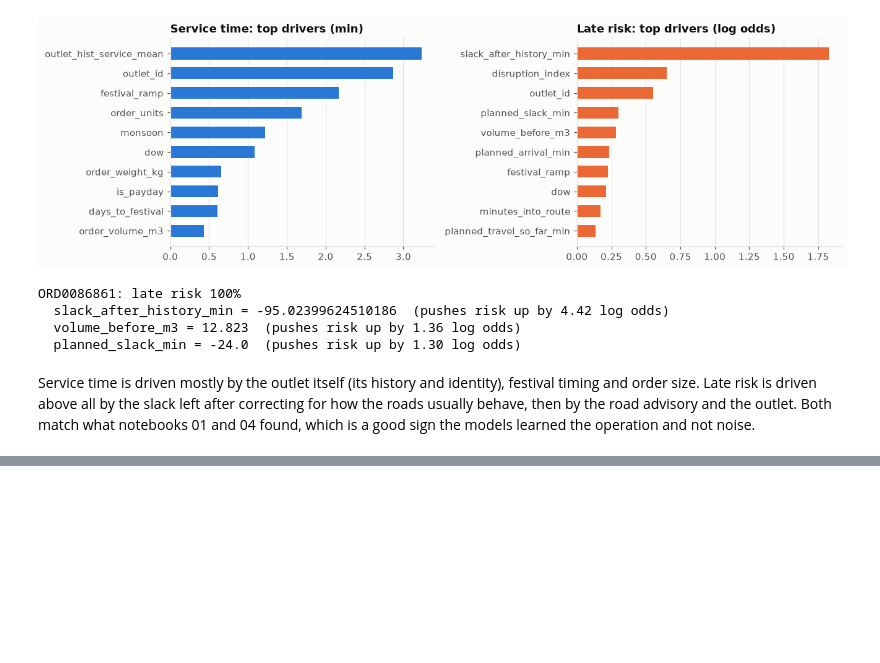
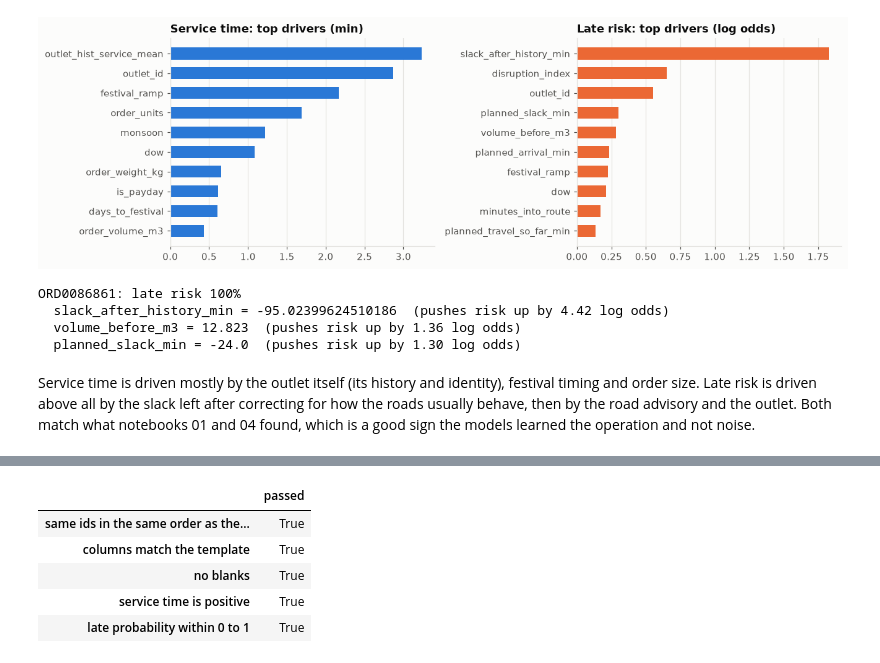
Before and after one commit to sameera-ekanayaka/Xora_Datathon, a Jupyter notebook: notebooks/05_task1_service_and_lateness.ipynb, the cells around one changed output, grey strips where cells are left out. Saved outputs shown, nothing was run; the diff lists cells and outputs as text; code cells hidden in the pictures; blank space fills up the shorter version.

```diff
--- a/notebooks/05_task1_service_and_lateness.ipynb
+++ b/notebooks/05_task1_service_and_lateness.ipynb
@@ -391,0 +426,22 @@ Service time is driven mostly by the outlet itself (its history and identity), f
+# %%
+template = pd.read_csv(raw_file("submission_task1.csv"))
+submission = template[["delivery_id"]].merge(test_pred, on="delivery_id", how="left", validate="one_to_one")
+
+checks = {
+    "same ids in the same order as the template": submission.delivery_id.equals(template.delivery_id),
+    "columns match the template": list(submission.columns) == list(template.columns),
+    "no blanks": bool(submission.notna().all().all()),
+    "service time is positive": bool((submission.pred_service_min > 0).all()),
+    "late probability within 0 to 1": bool(submission.pred_late_prob.between(0, 1).all()),
+}
+assert all(checks.values()), checks
+SUBMISSIONS.mkdir(exist_ok=True)
+submission.to_csv(SUBMISSIONS / "submission_task1.csv", index=False)
+pd.Series(checks, name="passed").to_frame()
+# %% [output]
+|  | passed |
+| same ids in the same order as the... | True |
+| columns match the template | True |
+| no blanks | True |
+| service time is positive | True |
+| late probability within 0 to 1 | True |
```
Also changed, not shown: parts of 5 cells of this notebook, 4 other files.
